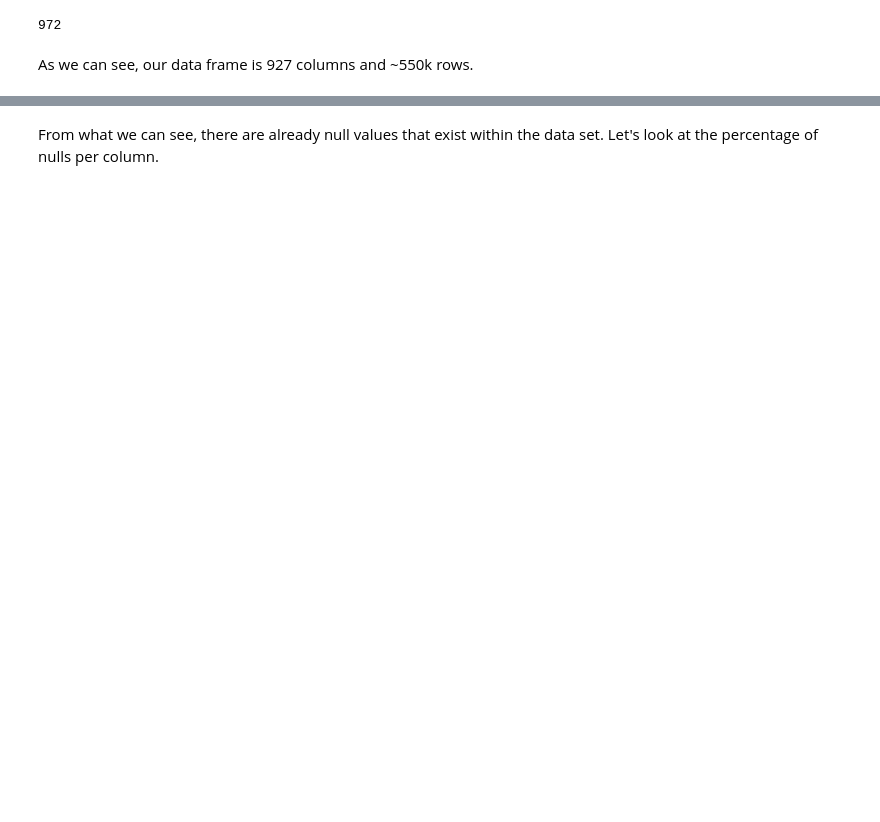
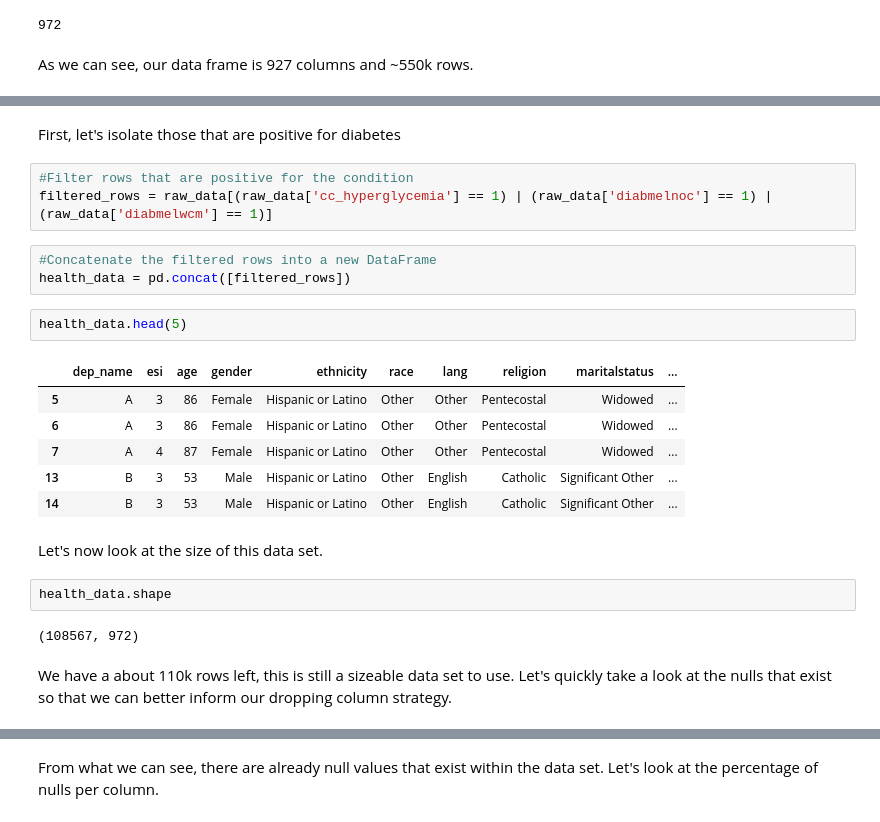
Before and after one commit to lo-klkl/BSTN_Capstone-Diab, a Jupyter notebook: Notebooks/Pt0-Clean.ipynb, the cells around one changed output, grey strips where cells are left out. Saved outputs shown, nothing was run; the diff lists cells and outputs as text; blank space fills up the shorter version.

```diff
--- a/Notebooks/Pt0-Clean.ipynb
+++ b/Notebooks/Pt0-Clean.ipynb
@@ -108,0 +112,25 @@ Now, let's try to see what exists within the columns of the data.
+# %% [markdown]
+First, let's isolate those that are positive for diabetes
+# %%
+#Filter rows that are positive for the condition
+filtered_rows = raw_data[(raw_data['cc_hyperglycemia'] == 1) | (raw_data['diabmelnoc'] == 1) | (raw_data['diabmelwcm'] == 1)]
+# %%
+#Concatenate the filtered rows into a new DataFrame
+health_data = pd.concat([filtered_rows])
+# %%
+health_data.head(5)
+# %% [output]
+|  | dep_name | esi | age | gender | ethnicity | race | lang | religion | maritalstatus | ... |
+| 5 | A | 3 | 86 | Female | Hispanic or Latino | Other | Other | Pentecostal | Widowed | ... |
+| 6 | A | 3 | 86 | Female | Hispanic or Latino | Other | Other | Pentecostal | Widowed | ... |
+| 7 | A | 4 | 87 | Female | Hispanic or Latino | Other | Other | Pentecostal | Widowed | ... |
+| 13 | B | 3 | 53 | Male | Hispanic or Latino | Other | English | Catholic | Significant Other | ... |
+| 14 | B | 3 | 53 | Male | Hispanic or Latino | Other | English | Catholic | Significant Other | ... |
+# %% [markdown]
+Let's now look at the size of this data set.
+# %%
+health_data.shape
+# %% [output]
+(108567, 972)
+# %% [markdown]
+We have a about 110k rows left, this is still a sizeable data set to use. Let's quickly take a look at the nulls that exist so that we can better inform our dropping column strategy.
```
Also changed, not shown: parts of 161 cells of this notebook, 3 other files.
